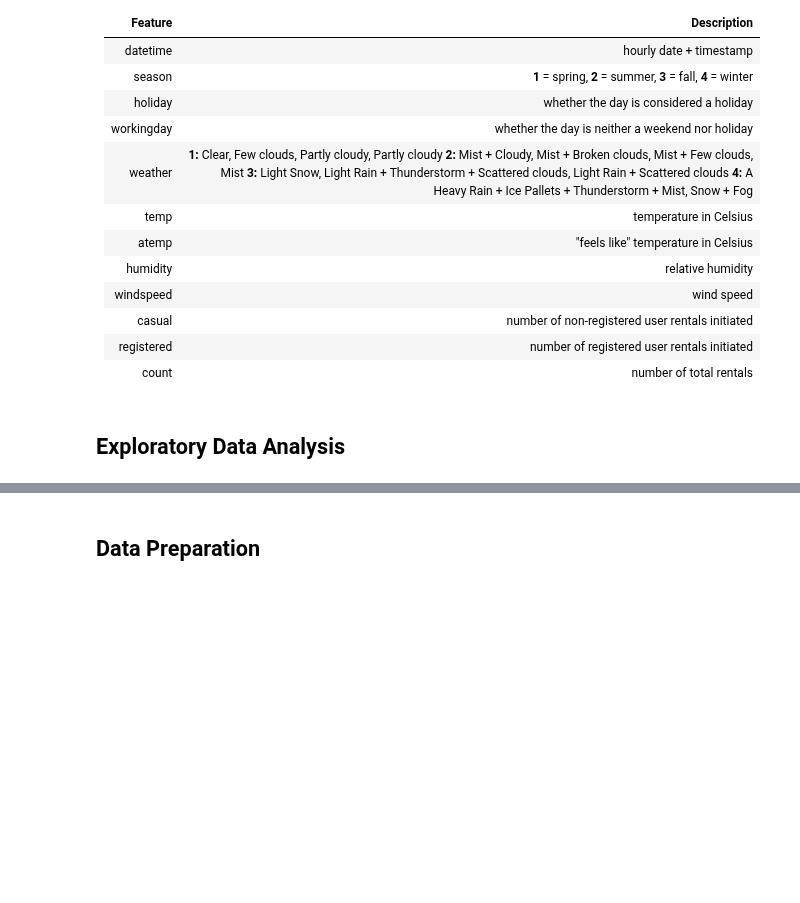
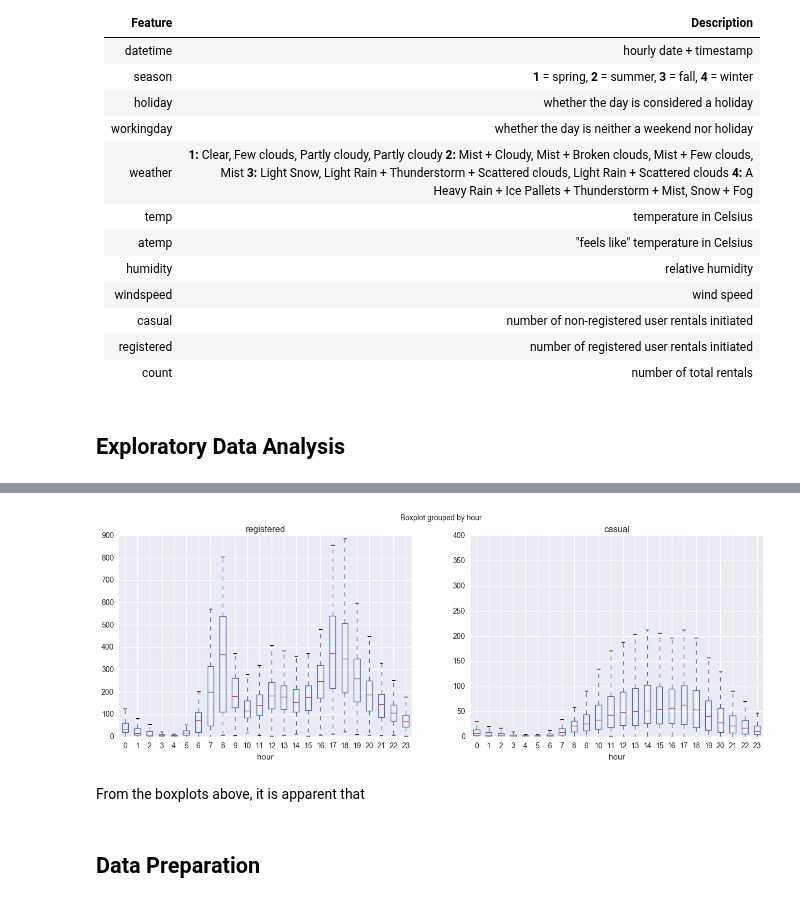
Before and after one commit to zingbretsenucb/w207_kaggleproject, a Jupyter notebook: Bikeshare.ipynb, the cells around one changed output, grey strips where cells are left out. Cells and saved outputs as stored; diff of their text form; code cells hidden in the pictures; blank space fills up the shorter version.

```diff
--- a/Bikeshare.ipynb
+++ b/Bikeshare.ipynb
@@ -158,3 +141,16 @@ Axes(0.1,0.15;0.8x0.75)
+# %%
+# Transform date variable for EDA
+train_df_mod = bs.eda_transform(train_df)
+
+# Create boxplots for registered/casual rides by hour
+plt.figure(figsize=(15, 5))
+train_df_mod.boxplot(column='registered',by='hour',ax=plt.subplot(1,2,1))
+train_df_mod.boxplot(column='casual',by='hour',ax=plt.subplot(1,2,2))
+plt.show()
+# %% [output]
+[figure, added]
+# %% [markdown]
+From the boxplots above, it is apparent that
 # %% [markdown]
 ## Data Preparation
 # %%
```
Also changed, not shown: parts of 11 cells of this notebook.
